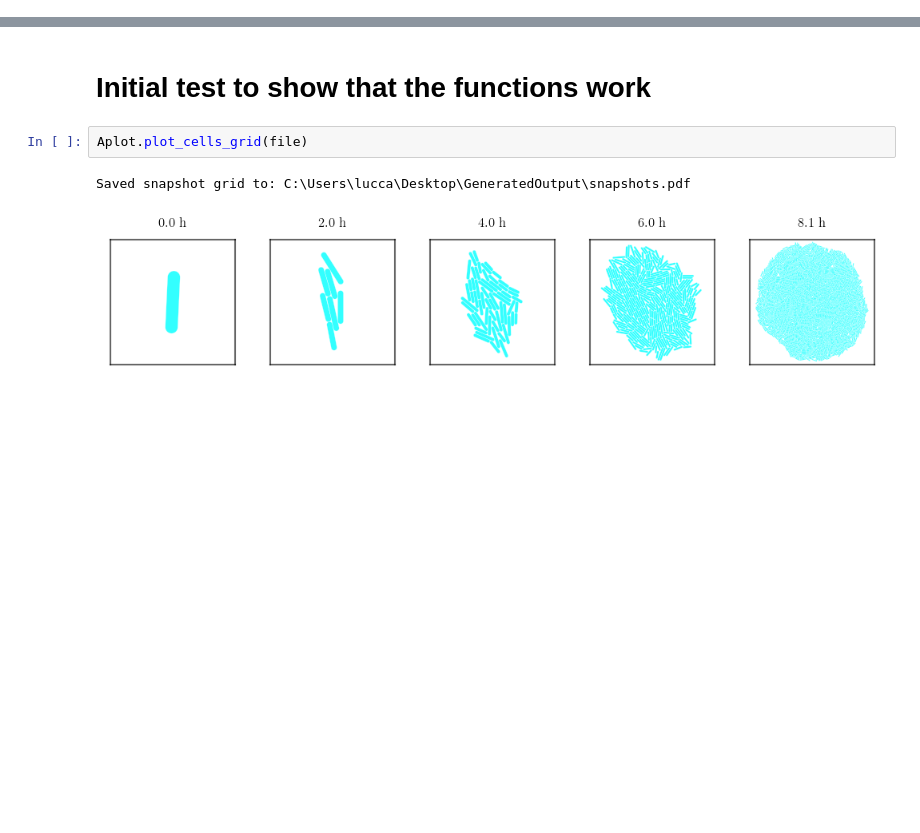
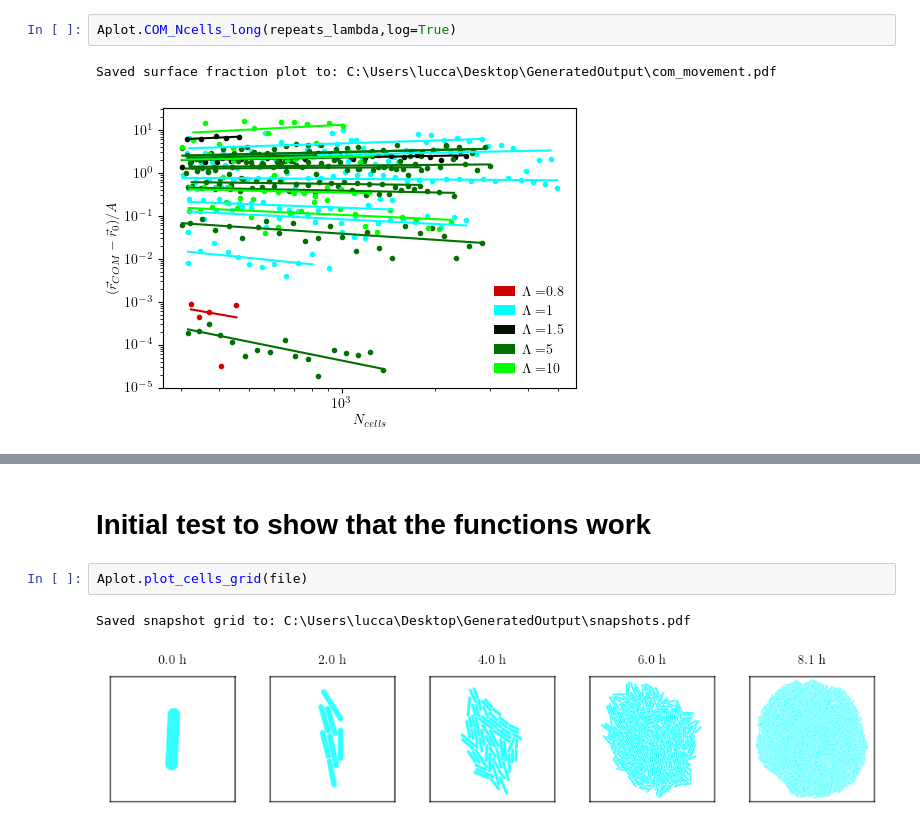
Before and after one commit to luccajohannleal-maker/Friction_Biofilms, a Jupyter notebook: Analysis/FreeGrow_plots.ipynb, the cells around one changed output, grey strips where cells are left out. Cells and saved outputs as stored; diff of their text form; blank space fills up the shorter version.

```diff
--- a/Analysis/FreeGrow_plots.ipynb
+++ b/Analysis/FreeGrow_plots.ipynb
@@ -46,0 +52,5 @@ test = "C:\\Users\\lucca\\Desktop\\GeneratedOutput\\SimOutput\\data\\FreeGrow\\L
+# %%
+Aplot.COM_Ncells_long(repeats_lambda,log=True)
+# %% [output]
+Saved surface fraction plot to: C:\Users\lucca\Desktop\GeneratedOutput\com_movement.pdf
+[figure, added]
```
Also changed, not shown: parts of 12 cells of this notebook, 23 other files.
